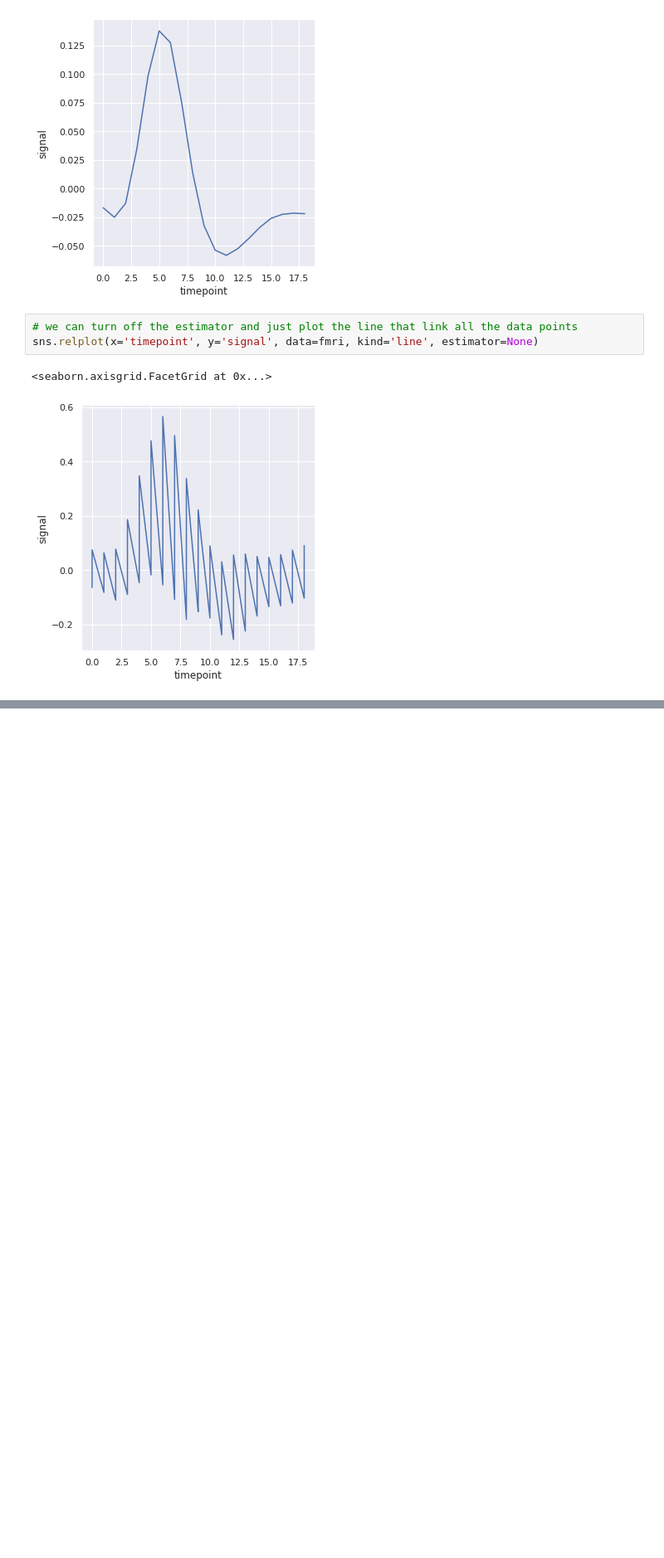
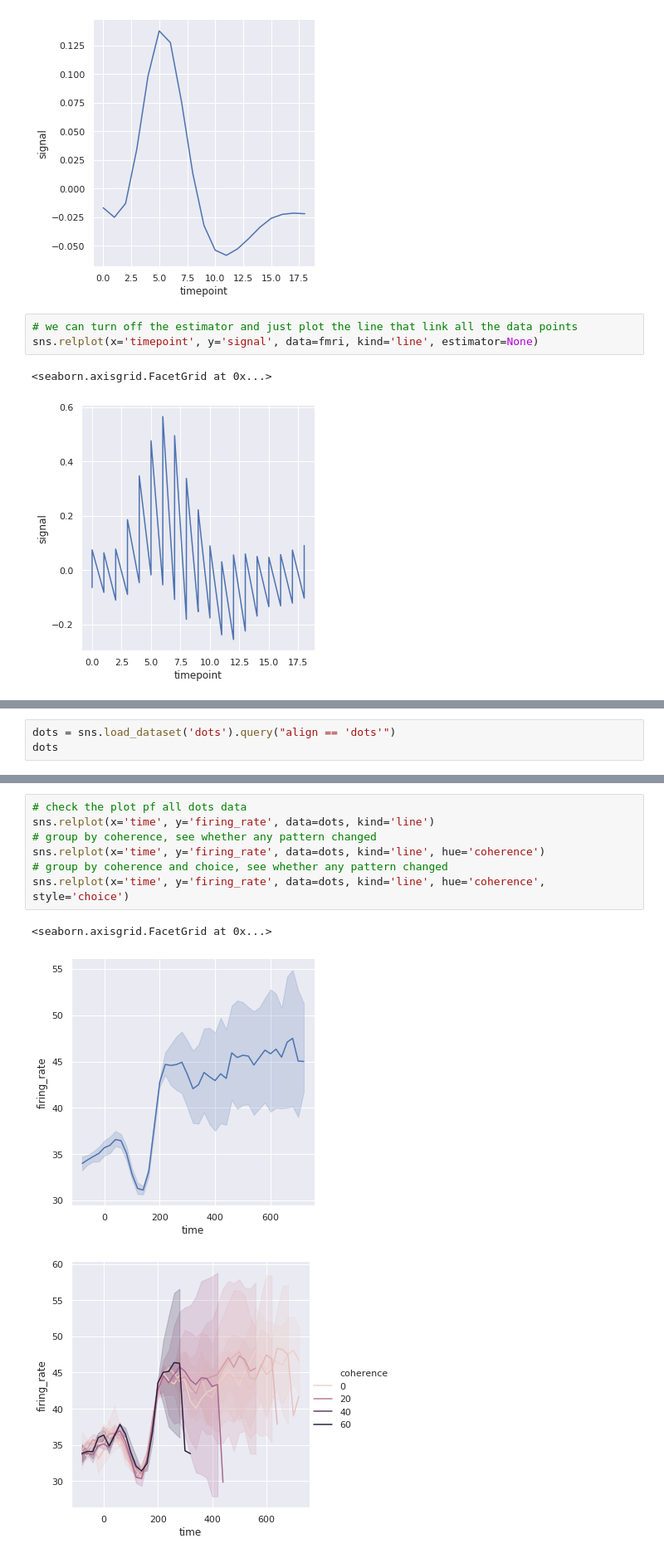
Before and after one commit to gengjia0214/visualization-learning-notes, a Jupyter notebook: Seaborn_Crash_Course.ipynb, the cells around one changed output, grey strips where cells are left out. Shown at 83% size. Cells and saved outputs as stored; diff of their text form; blank space fills up the shorter version.

```diff
--- a/Seaborn_Crash_Course.ipynb
+++ b/Seaborn_Crash_Course.ipynb
@@ -150,0 +178,3 @@ sns.relplot(x='timepoint', y='signal', data=fmri, kind='line', estimator=None)
+# %%
+dots = sns.load_dataset('dots').query("align == 'dots'")
+dots
@@ -150,0 +195,11 @@ sns.relplot(x='timepoint', y='signal', data=fmri, kind='line', estimator=None)
+# %%
+# check the plot pf all dots data
+sns.relplot(x='time', y='firing_rate', data=dots, kind='line')
+# group by coherence, see whether any pattern changed
+sns.relplot(x='time', y='firing_rate', data=dots, kind='line', hue='coherence')
+# group by coherence and choice, see whether any pattern changed
+sns.relplot(x='time', y='firing_rate', data=dots, kind='line', hue='coherence', style='choice')
+# %% [output]
+<seaborn.axisgrid.FacetGrid at 0x...>
+[figure, added]
+[figure, added]
```
Also changed, not shown: parts of 6 cells of this notebook.
